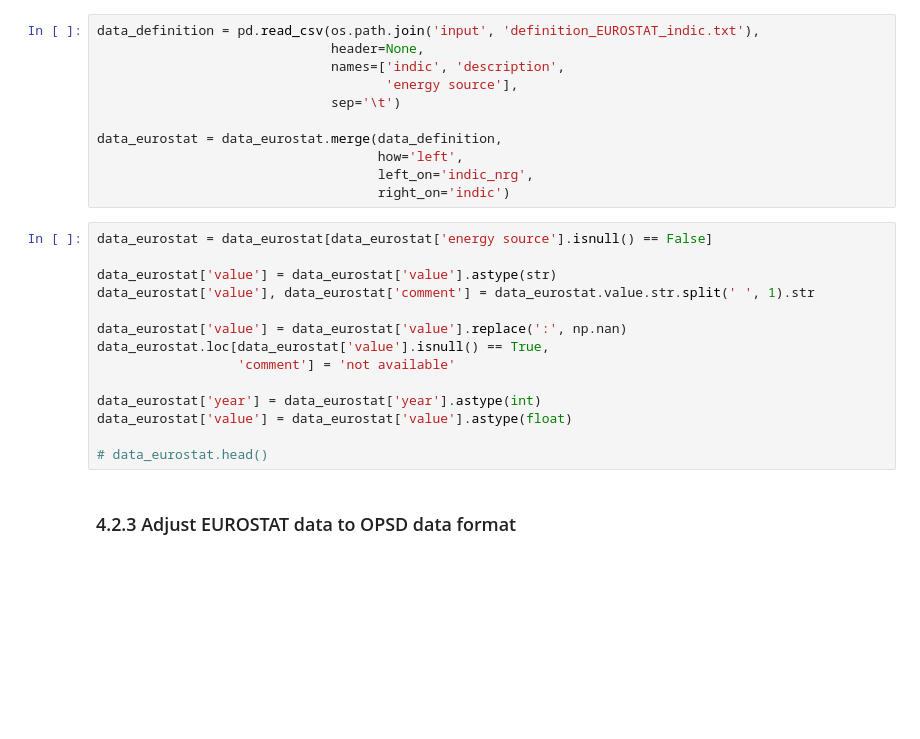
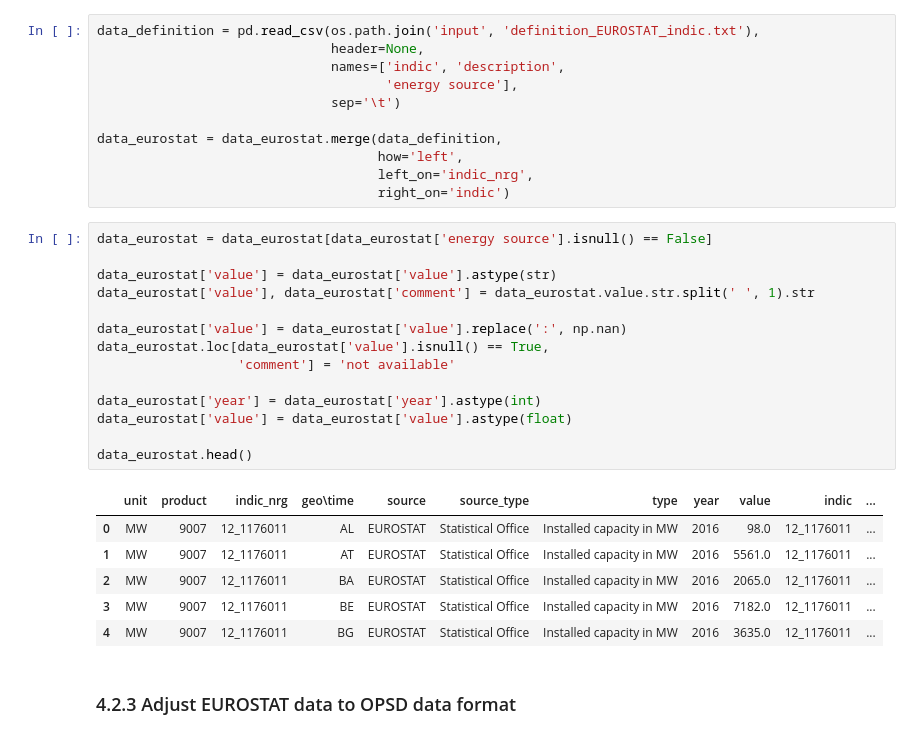
Before and after one commit to Open-Power-System-Data/national_generation_capacity, a Jupyter notebook: processing.ipynb, the cells around one changed output. Drawn from its saved outputs; the diff is of its cells as text; blank space fills up the shorter version.

```diff
--- a/processing.ipynb
+++ b/processing.ipynb
@@ -455,17 +508,24 @@ data_eurostat = data_eurostat.merge(data_definition,
 # %%
 data_eurostat = data_eurostat[data_eurostat['energy source'].isnull() == False]
 
 data_eurostat['value'] = data_eurostat['value'].astype(str)
 data_eurostat['value'], data_eurostat['comment'] = data_eurostat.value.str.split(' ', 1).str
 
 data_eurostat['value'] = data_eurostat['value'].replace(':', np.nan)
 data_eurostat.loc[data_eurostat['value'].isnull() == True,
                   'comment'] = 'not available'
 
 data_eurostat['year'] = data_eurostat['year'].astype(int)
 data_eurostat['value'] = data_eurostat['value'].astype(float)
 
-# data_eurostat.head()
+data_eurostat.head()
+# %% [output]
+|  | unit | product | indic_nrg | geo\time | source | source_type | type | year | value | indic | ... |
+| 0 | MW | 9007 | 12_1176011 | AL | EUROSTAT | Statistical Office | Installed capacity in MW | 2016 | 98.0 | 12_1176011 | ... |
+| 1 | MW | 9007 | 12_1176011 | AT | EUROSTAT | Statistical Office | Installed capacity in MW | 2016 | 5561.0 | 12_1176011 | ... |
+| 2 | MW | 9007 | 12_1176011 | BA | EUROSTAT | Statistical Office | Installed capacity in MW | 2016 | 2065.0 | 12_1176011 | ... |
+| 3 | MW | 9007 | 12_1176011 | BE | EUROSTAT | Statistical Office | Installed capacity in MW | 2016 | 7182.0 | 12_1176011 | ... |
+| 4 | MW | 9007 | 12_1176011 | BG | EUROSTAT | Statistical Office | Installed capacity in MW | 2016 | 3635.0 | 12_1176011 | ... |
 # %% [markdown]
 ### 4.2.3 Adjust EUROSTAT data to OPSD data format
 # %% [markdown]
```
Also changed, not shown: parts of 23 cells of this notebook.
